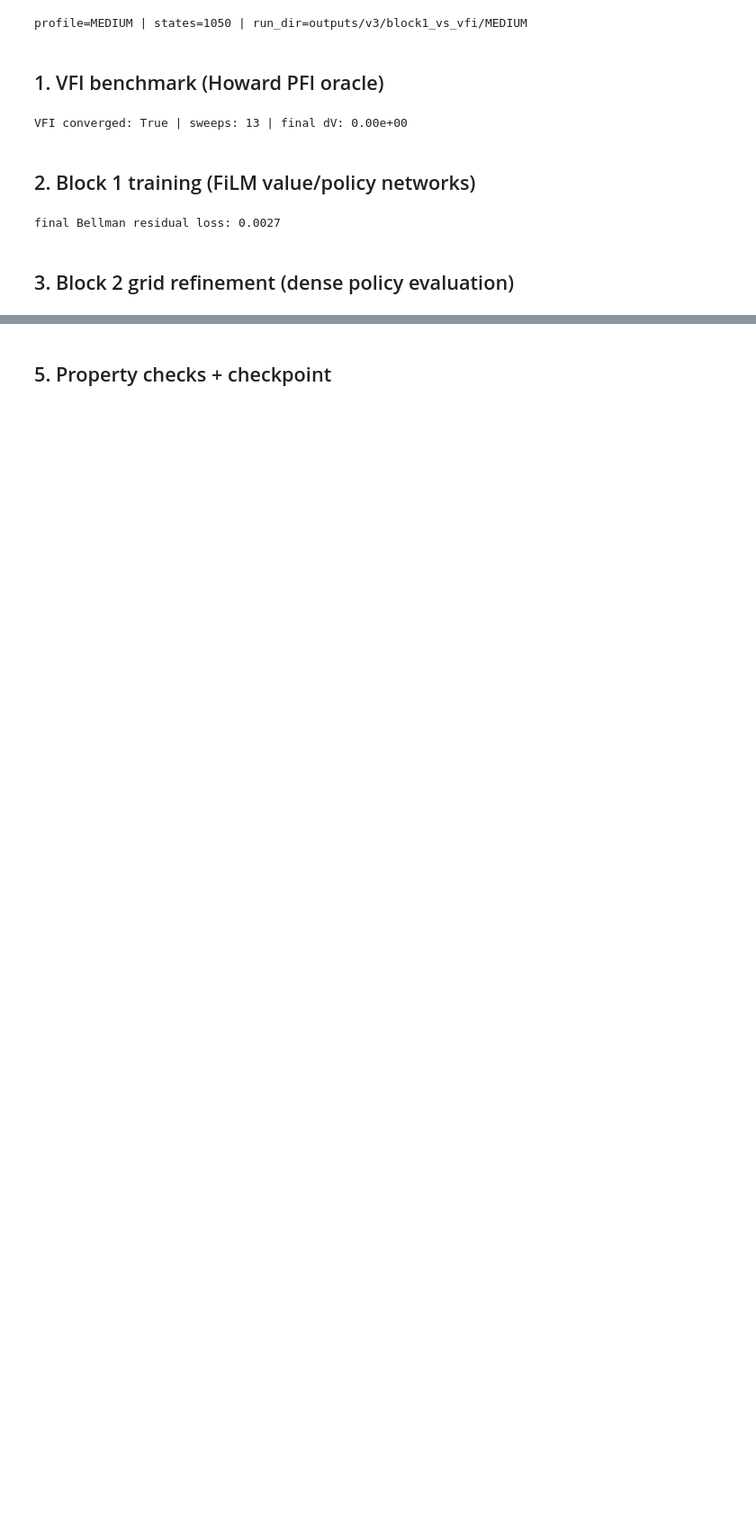
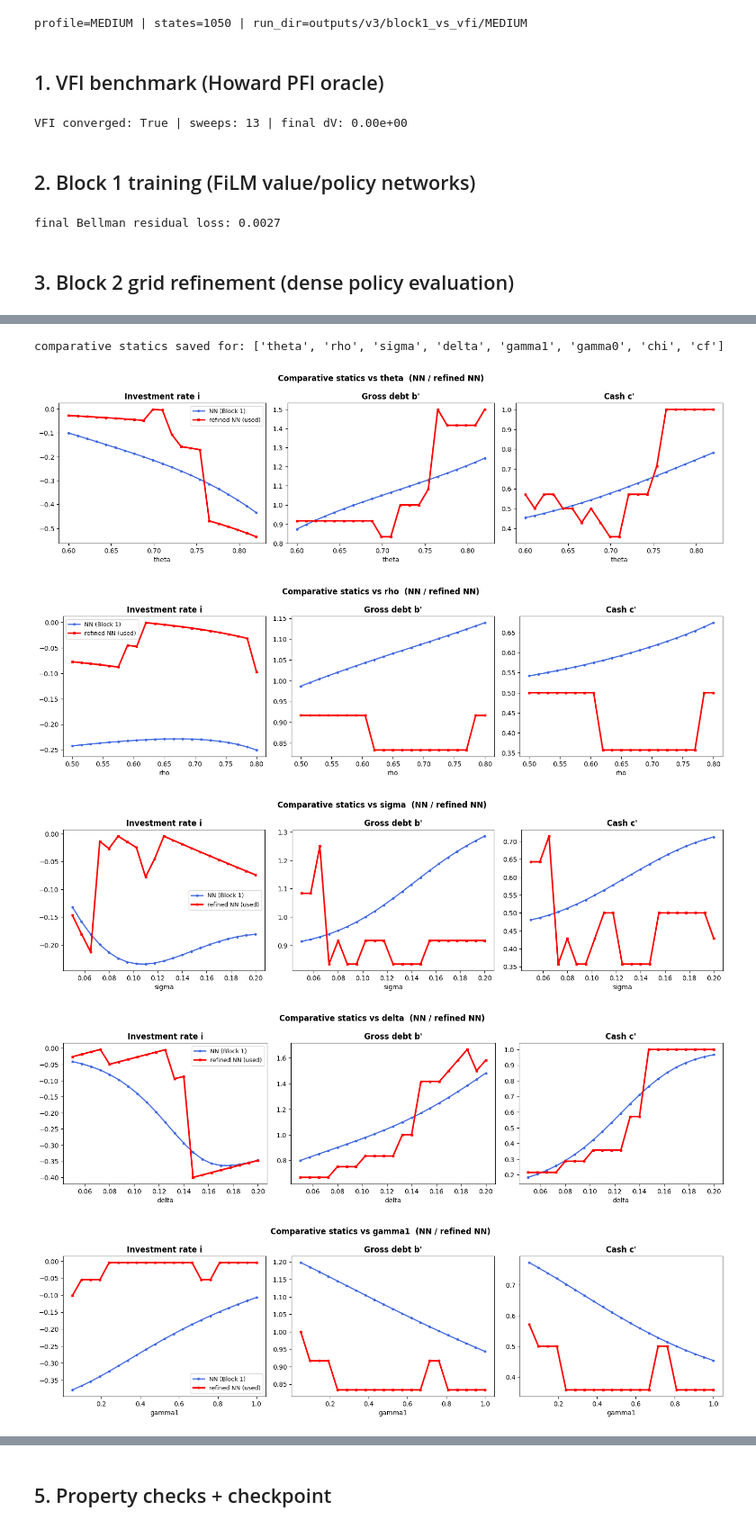
Before and after one commit to zhaoxuanwang/deep-learning-corp-finance, a Jupyter notebook: docs/v3/01_block1_vs_vfi_validation.ipynb, the cells around one changed output, grey strips where cells are left out. Shown at 90% size. Cells and saved outputs as stored; diff of their text form; code cells hidden in the pictures; blank space fills up the shorter version.

```diff
--- a/docs/v3/01_block1_vs_vfi_validation.ipynb
+++ b/docs/v3/01_block1_vs_vfi_validation.ipynb
@@ -138,0 +147,18 @@ refined VALUE max-rel vs VFI = 0.0022  (Sec 12.3 gate: < 0.01)
+# %%
+# Comparative statics (Sec 12.3): each parameter vs the policies (i, b', c'); NN and refined NN
+# overlaid, one 1x3 figure per parameter saved separately. Raw VFI omitted (a solve per point is
+# infeasible). Uses the batched refine over each sweep, so all points solve at once.
+from src.v3.validation import comparative
+
+for pname in cfg.PARAM_NAMES:
+    cs = comparative.comparative_statics(bundle, pname, BOUNDS, EXT, GRID, n_points=21)
+    fig = figures.plot_comparative_statics(cs)
+    artifacts.save_figure(RUN, fig, f"fig_comparative_{pname}.png")
+print("comparative statics saved for:", list(cfg.PARAM_NAMES))
+# %% [output]
+comparative statics saved for: ['theta', 'rho', 'sigma', 'delta', 'gamma1', 'gamma0', 'chi', 'cf']
+[figure, added]
+[figure, added]
+[figure, added]
+[figure, added]
+[figure, added]
```
Also changed, not shown: parts of 5 cells of this notebook, 12 other files.
